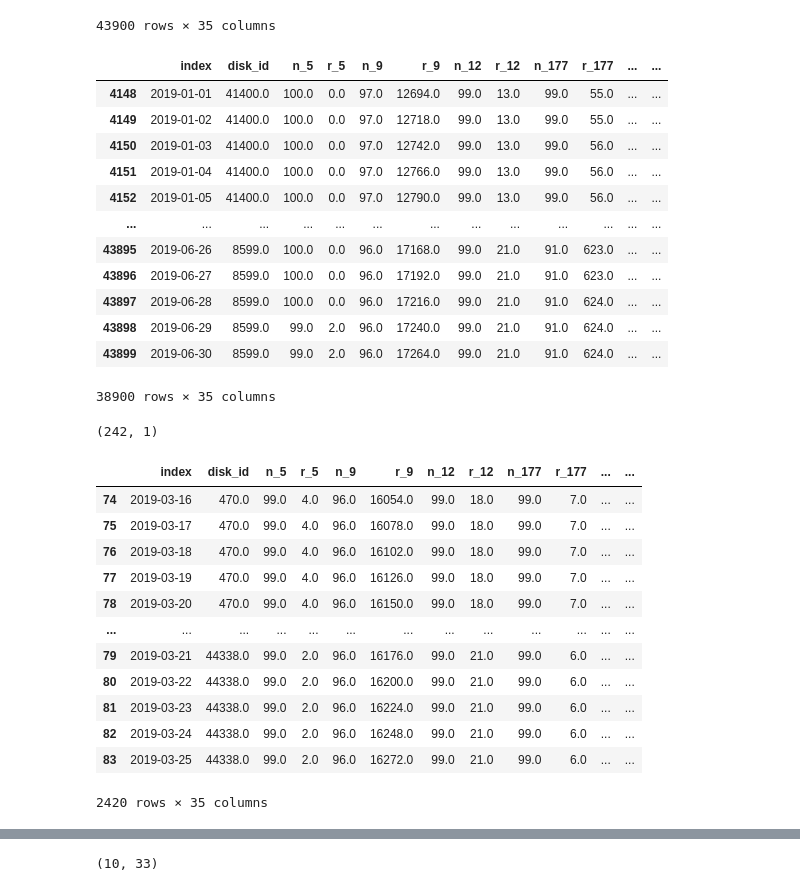
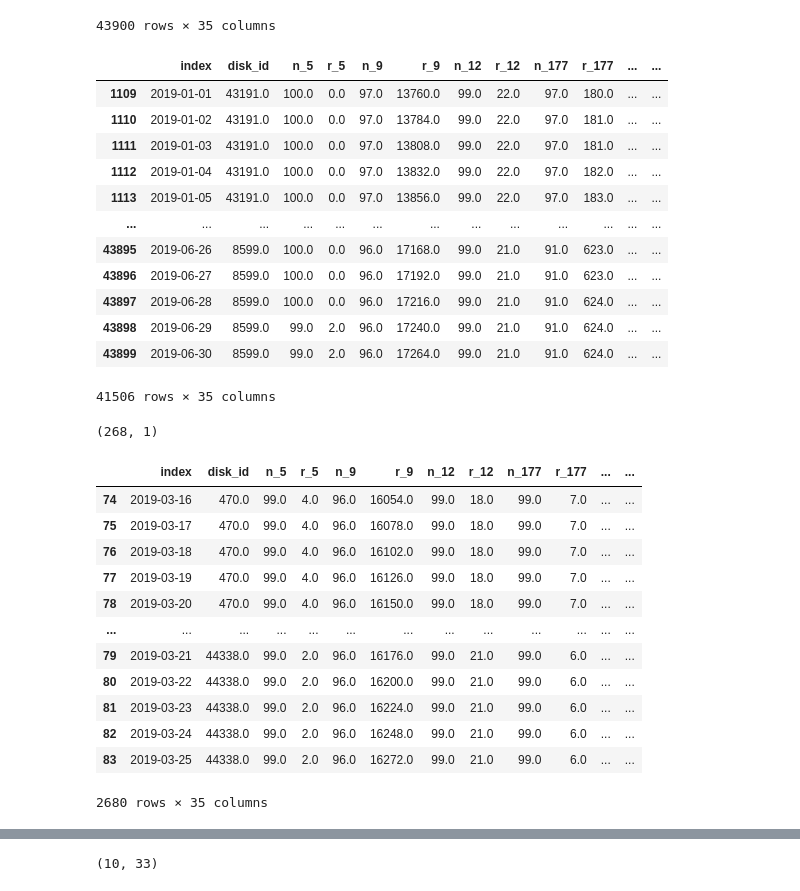
Before and after one commit to passion3659/ssd-failure, a Jupyter notebook: MB1_Clustering.ipynb, the cells around one changed output, grey strips where cells are left out. Drawn from its saved outputs; the diff is of its cells as text; code cells hidden in the pictures.

```diff
--- a/MB1_Clustering.ipynb
+++ b/MB1_Clustering.ipynb
@@ -90,35 +98,35 @@ interpolated_data
 # %%
 selected_disk_model_1 = interpolated_data['disk_id'].unique()
 
 to_delete_id =[]
 for disk_id in selected_disk_model_1:
     disk_data = interpolated_data[interpolated_data['disk_id'] == disk_id].copy()
     disk_data = disk_data.sort_values(by='index')
     disk_data.reset_index(inplace=True,drop=True)
 
     failed_index = disk_data[disk_data['label']==1]['index'].index.min()
     start_index = disk_data.index.min()
 
-    if(failed_index - start_index) < 30:
+    if(failed_index - start_index) < 9:
         to_delete_id.append(disk_id)
 
 # failed_disk_index에 해당하는 행들을 제거
 data = interpolated_data[~interpolated_data['disk_id'].isin(to_delete_id)]
 data
 # %% [output]
 |  | index | disk_id | n_5 | r_5 | n_9 | r_9 | n_12 | r_12 | n_177 | r_177 | ... | ... |
-| 4148 | 2019-01-01 | 41400.0 | 100.0 | 0.0 | 97.0 | 12694.0 | 99.0 | 13.0 | 99.0 | 55.0 | ... | ... |
-| 4149 | 2019-01-02 | 41400.0 | 100.0 | 0.0 | 97.0 | 12718.0 | 99.0 | 13.0 | 99.0 | 55.0 | ... | ... |
-| 4150 | 2019-01-03 | 41400.0 | 100.0 | 0.0 | 97.0 | 12742.0 | 99.0 | 13.0 | 99.0 | 56.0 | ... | ... |
-| 4151 | 2019-01-04 | 41400.0 | 100.0 | 0.0 | 97.0 | 12766.0 | 99.0 | 13.0 | 99.0 | 56.0 | ... | ... |
-| 4152 | 2019-01-05 | 41400.0 | 100.0 | 0.0 | 97.0 | 12790.0 | 99.0 | 13.0 | 99.0 | 56.0 | ... | ... |
+| 1109 | 2019-01-01 | 43191.0 | 100.0 | 0.0 | 97.0 | 13760.0 | 99.0 | 22.0 | 97.0 | 180.0 | ... | ... |
+| 1110 | 2019-01-02 | 43191.0 | 100.0 | 0.0 | 97.0 | 13784.0 | 99.0 | 22.0 | 97.0 | 181.0 | ... | ... |
+| 1111 | 2019-01-03 | 43191.0 | 100.0 | 0.0 | 97.0 | 13808.0 | 99.0 | 22.0 | 97.0 | 181.0 | ... | ... |
+| 1112 | 2019-01-04 | 43191.0 | 100.0 | 0.0 | 97.0 | 13832.0 | 99.0 | 22.0 | 97.0 | 182.0 | ... | ... |
+| 1113 | 2019-01-05 | 43191.0 | 100.0 | 0.0 | 97.0 | 13856.0 | 99.0 | 22.0 | 97.0 | 183.0 | ... | ... |
 | ... | ... | ... | ... | ... | ... | ... | ... | ... | ... | ... | ... | ... |
 | 43895 | 2019-06-26 | 8599.0 | 100.0 | 0.0 | 96.0 | 17168.0 | 99.0 | 21.0 | 91.0 | 623.0 | ... | ... |
 | 43896 | 2019-06-27 | 8599.0 | 100.0 | 0.0 | 96.0 | 17192.0 | 99.0 | 21.0 | 91.0 | 623.0 | ... | ... |
 | 43897 | 2019-06-28 | 8599.0 | 100.0 | 0.0 | 96.0 | 17216.0 | 99.0 | 21.0 | 91.0 | 624.0 | ... | ... |
 | 43898 | 2019-06-29 | 8599.0 | 99.0 | 2.0 | 96.0 | 17240.0 | 99.0 | 21.0 | 91.0 | 624.0 | ... | ... |
 | 43899 | 2019-06-30 | 8599.0 | 99.0 | 2.0 | 96.0 | 17264.0 | 99.0 | 21.0 | 91.0 | 624.0 | ... | ... |
-38900 rows × 35 columns
+41506 rows × 35 columns
 # %%
 # 라벨이 1인 행을 필터링합니다.
 selected_disk_model_1 = data[data['label'] == 1]
@@ -132,7 +140,7 @@ selected_disk_model_1 = selected_disk_model_1[['disk_id']].drop_duplicates().res
 # 결과 데이터 프레임을 출력합니다.
 selected_disk_model_1.shape
 # %% [output]
-(242, 1)
+(268, 1)
 # %%
 to_cluster_data = pd.DataFrame()
 
@@ -161,4 +169,4 @@ to_cluster_data
 | 81 | 2019-03-23 | 44338.0 | 99.0 | 2.0 | 96.0 | 16224.0 | 99.0 | 21.0 | 99.0 | 6.0 | ... | ... |
 | 82 | 2019-03-24 | 44338.0 | 99.0 | 2.0 | 96.0 | 16248.0 | 99.0 | 21.0 | 99.0 | 6.0 | ... | ... |
 | 83 | 2019-03-25 | 44338.0 | 99.0 | 2.0 | 96.0 | 16272.0 | 99.0 | 21.0 | 99.0 | 6.0 | ... | ... |
-2420 rows × 35 columns
+2680 rows × 35 columns
```
Also changed, not shown: parts of 37 cells of this notebook.
